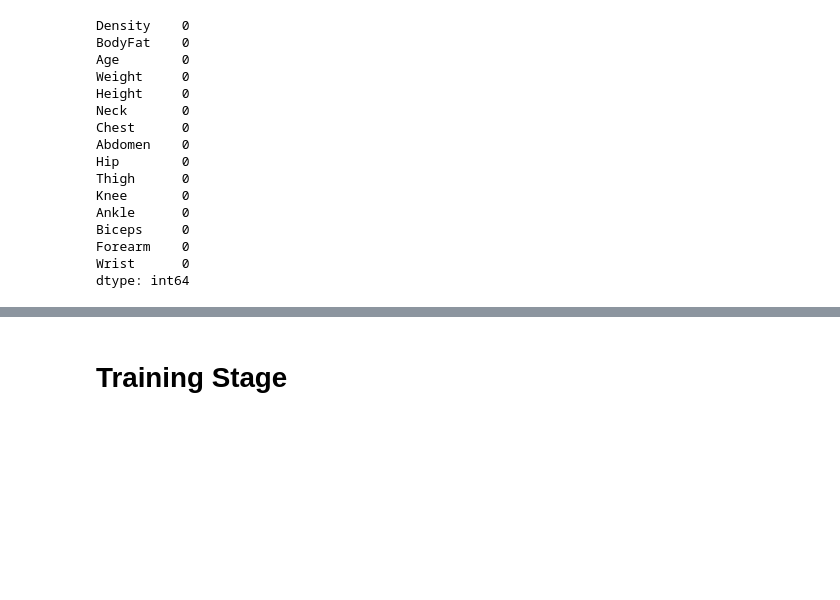
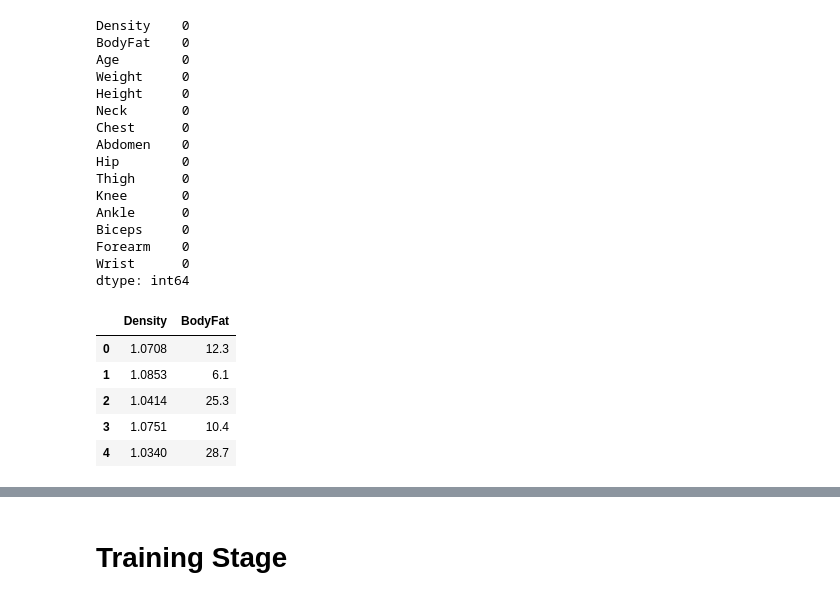
Before and after one commit to KheangDS/BodyFat-Prediction-with-MLR, a Jupyter notebook: notebook/training_model.ipynb, the cells around one changed output, grey strips where cells are left out. Drawn from its saved outputs; the diff is of its cells as text; code cells hidden in the pictures; blank space fills up the shorter version.

```diff
--- a/notebook/training_model.ipynb
+++ b/notebook/training_model.ipynb
@@ -122,3 +122,12 @@ Biceps     0
 Forearm    0
 Wrist      0
 dtype: int64
+# %%
+df[['Density', 'BodyFat']].head()
+# %% [output]
+|  | Density | BodyFat |
+| 0 | 1.0708 | 12.3 |
+| 1 | 1.0853 | 6.1 |
+| 2 | 1.0414 | 25.3 |
+| 3 | 1.0751 | 10.4 |
+| 4 | 1.0340 | 28.7 |
```
Also changed, not shown: parts of 14 cells of this notebook, 1 other file.
